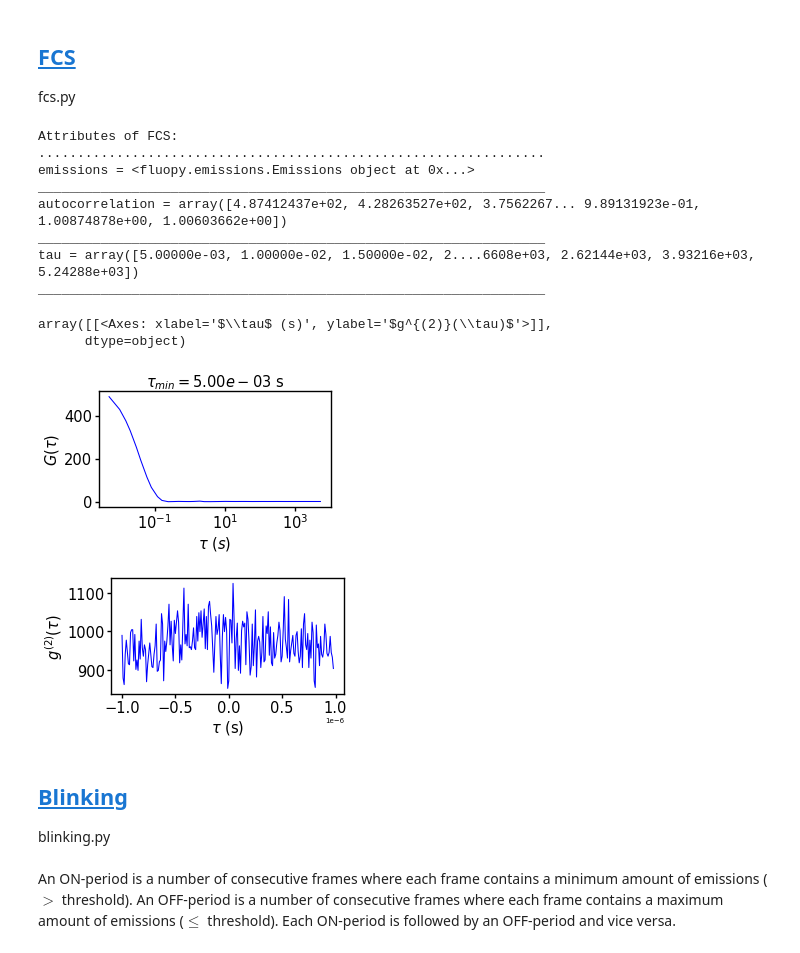
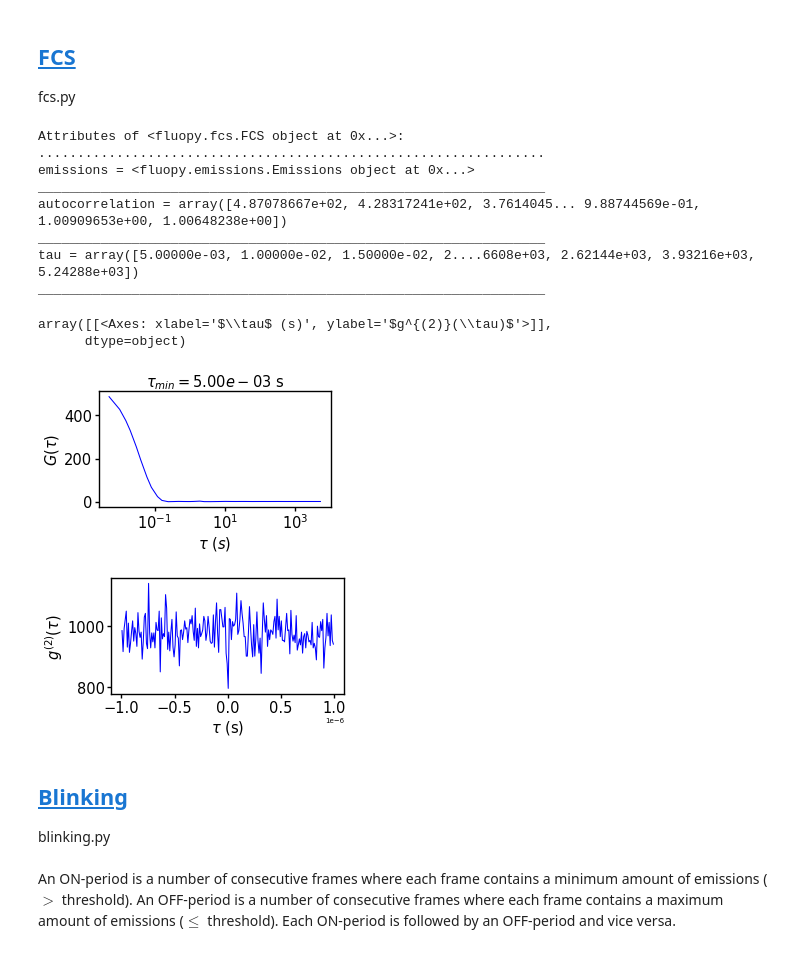
Before and after one commit to super-resolution/Fluopy, a Jupyter notebook: notebooks/General/tutorial.ipynb, the cells around one changed output. Cells and saved outputs as stored; diff of their text form; code cells hidden in the pictures.

```diff
--- a/notebooks/General/tutorial.ipynb
+++ b/notebooks/General/tutorial.ipynb
@@ -722,39 +746,39 @@ fcs.autocorrelate_time_points(
 # autocorrelation via lag times
 fcs.autocorrelate_time_series(log=True, m=4, normalize=True)
 
-mi.print_class(fcs, "FCS")
+mi.print_class(fcs)
 
 fcs.plot(normalize_to=None, unit="s", scale=0.5)
 
 # some fcs fits are available:
 # fcs_predict = fcs_p.fit_dark(tau, dark_lifetime, dark_occupation)
 # fcs_predict = fcs_p.fit_antibunching(tau, excitation_rate, s1_lifetime)
 # fcs_predict = fcs_p.fit_triplet_cis(tau, k_isc, k_T, k_01, k_10, k_iso, k_biso_eff)
 
 # sensible to tau_max and bin_width, see coincidence notebook
-hist, bins = fcs_p.coincidence(
+hist, bin_centers = fcs_p.coincidence(
     emissions.event_time_points[: int(2e5)], tau_max=1e-6, bin_width=1e-8, seed=rng
 )
 fi.universal_figure(
     type_="line",
-    data=[bins[:-2], hist],
+    data=[bin_centers, hist],
     xlabel=r"$\tau$ (s)",
     ylabel=r"$g^{(2)}(\tau)$",
     scale=0.5,
 )
 # %% [output]
-Attributes of FCS:
+Attributes of <fluopy.fcs.FCS object at 0x...>:
 .................................................................
 emissions = <fluopy.emissions.Emissions object at 0x...>
 _________________________________________________________________
-autocorrelation = array([4.87412437e+02, 4.28263527e+02, 3.7562267... 9.89131923e-01, 1.00874878e+00, 1.00603662e+00])
+autocorrelation = array([4.87078667e+02, 4.28317241e+02, 3.7614045... 9.88744569e-01, 1.00909653e+00, 1.00648238e+00])
 _________________________________________________________________
 tau = array([5.00000e-03, 1.00000e-02, 1.50000e-02, 2....6608e+03, 2.62144e+03, 3.93216e+03, 5.24288e+03])
 _________________________________________________________________
 array([[<Axes: xlabel='$\\tau$ (s)', ylabel='$g^{(2)}(\\tau)$'>]],
       dtype=object)
 [figure]
-[figure, old version]
+[figure, new version]
 # %% [markdown]
 ## <a id='toc1_9_'></a>[Blinking](#toc0_)
 blinking.py \
```
Also changed, not shown: parts of 14 cells of this notebook, 26 other files.
